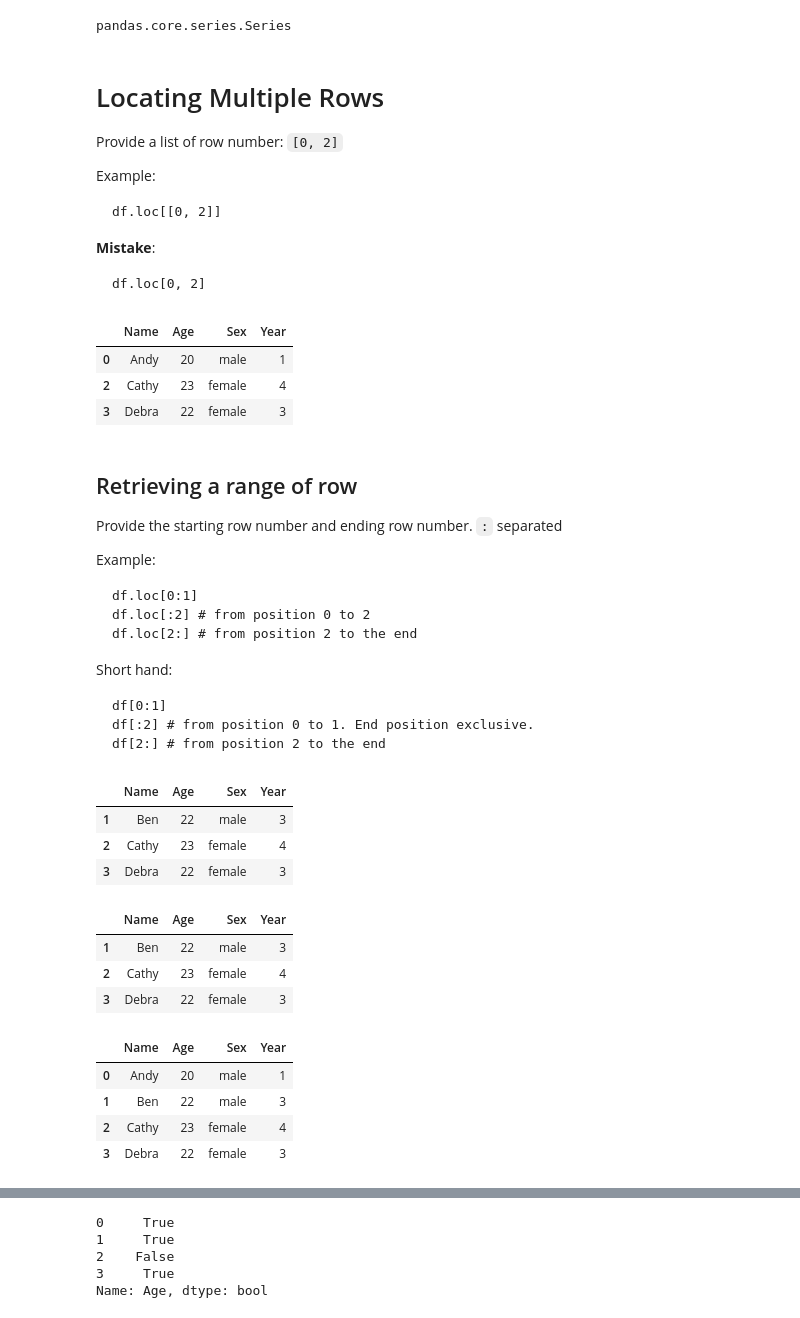
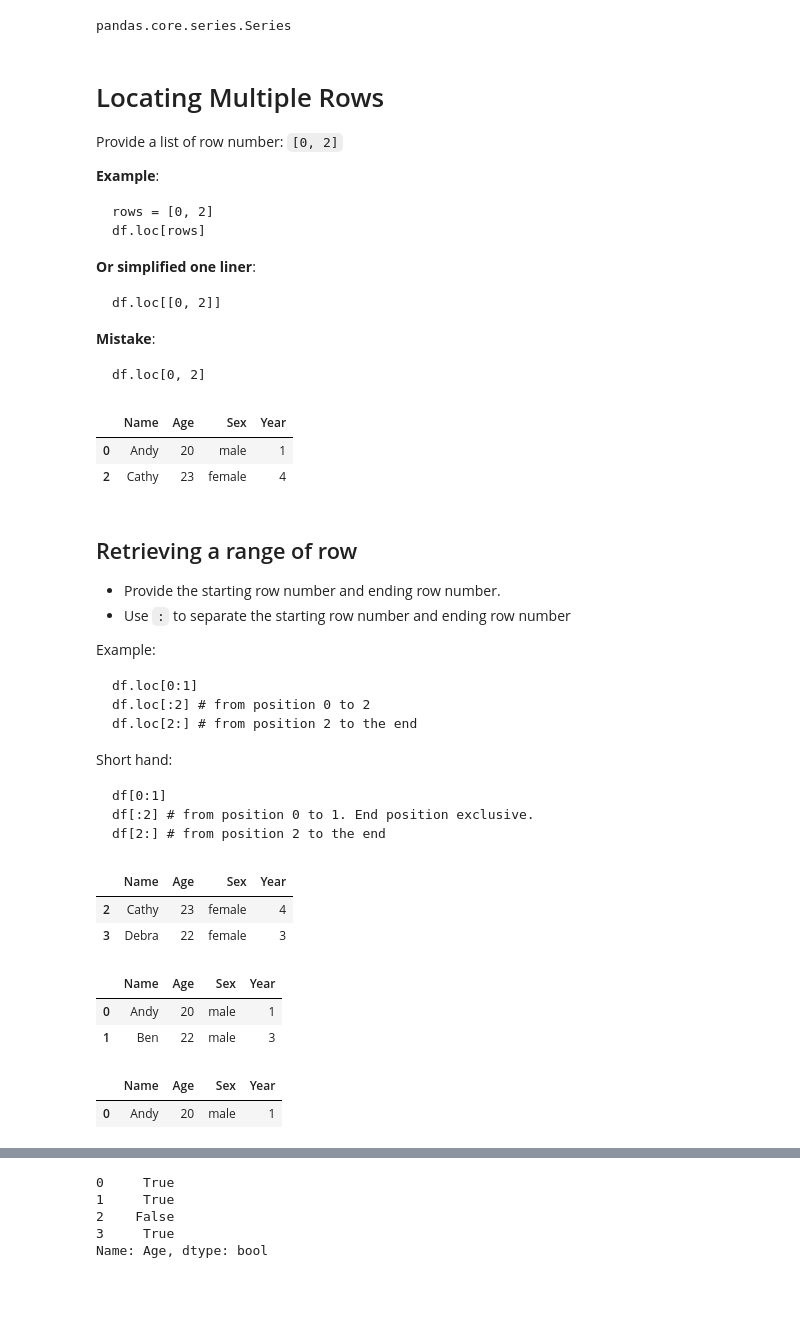
Before and after one commit to ngsanluk/PythonInter, a Jupyter notebook: Jupyter-Notebook/Day2.ipynb, the cells around one changed output, grey strips where cells are left out. Drawn from its saved outputs; the diff is of its cells as text; code cells hidden in the pictures; blank space fills up the shorter version.

````diff
--- a/Jupyter-Notebook/Day2.ipynb
+++ b/Jupyter-Notebook/Day2.ipynb
@@ -174,24 +220,31 @@ pandas.core.series.Series
 # Locating Multiple Rows
 Provide a list of row number: `[0, 2]`
 
-Example:
+**Example**:
+```
+rows = [0, 2]
+df.loc[rows]
+```
+
+**Or simplified one liner**:
 ```
 df.loc[[0, 2]]
 ```
+
 **Mistake**:
 ```
 df.loc[0, 2]
 ```
 # %%
-df.loc[[0,2,3]]
+df.loc[[0, 2]]
 # %% [output]
 |  | Name | Age | Sex | Year |
 | 0 | Andy | 20 | male | 1 |
 | 2 | Cathy | 23 | female | 4 |
-| 3 | Debra | 22 | female | 3 |
 # %% [markdown]
 ## Retrieving a range of row
-Provide the starting row number and ending row number. `:` separated
+- Provide the starting row number and ending row number.
+- Use `:` to separate the starting row number and ending row number
 
 Example:
 ```
@@ -205,27 +258,22 @@ df[0:1]
 df[:2] # from position 0 to 1. End position exclusive.
 df[2:] # from position 2 to the end
 ```
+# %%
+df.loc[2:]
+# %% [output]
+|  | Name | Age | Sex | Year |
+| 2 | Cathy | 23 | female | 4 |
+| 3 | Debra | 22 | female | 3 |
+# %%
+df.loc[0:1]
+# %% [output]
+|  | Name | Age | Sex | Year |
+| 0 | Andy | 20 | male | 1 |
+| 1 | Ben | 22 | male | 3 |
 # %%
-df[1:]
+df[0:1]
 # %% [output]
 |  | Name | Age | Sex | Year |
-| 1 | Ben | 22 | male | 3 |
-| 2 | Cathy | 23 | female | 4 |
-| 3 | Debra | 22 | female | 3 |
+| 0 | Andy | 20 | male | 1 |
-# %%
-df.loc[1:]
-# %% [output]
-|  | Name | Age | Sex | Year |
-| 1 | Ben | 22 | male | 3 |
-| 2 | Cathy | 23 | female | 4 |
-| 3 | Debra | 22 | female | 3 |
-# %%
-df
-# %% [output]
-|  | Name | Age | Sex | Year |
-| 0 | Andy | 20 | male | 1 |
-| 1 | Ben | 22 | male | 3 |
-| 2 | Cathy | 23 | female | 4 |
-| 3 | Debra | 22 | female | 3 |
 # %% [markdown]
 # Filtering Rows
````
Also changed, not shown: parts of 81 cells of this notebook.
